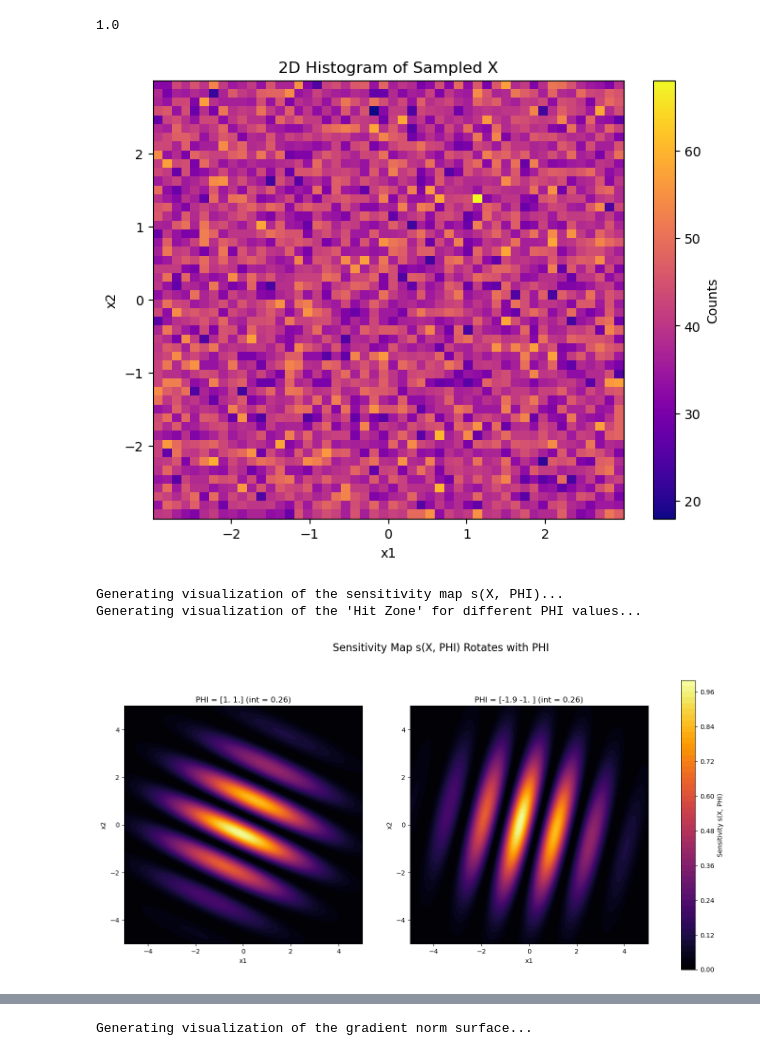
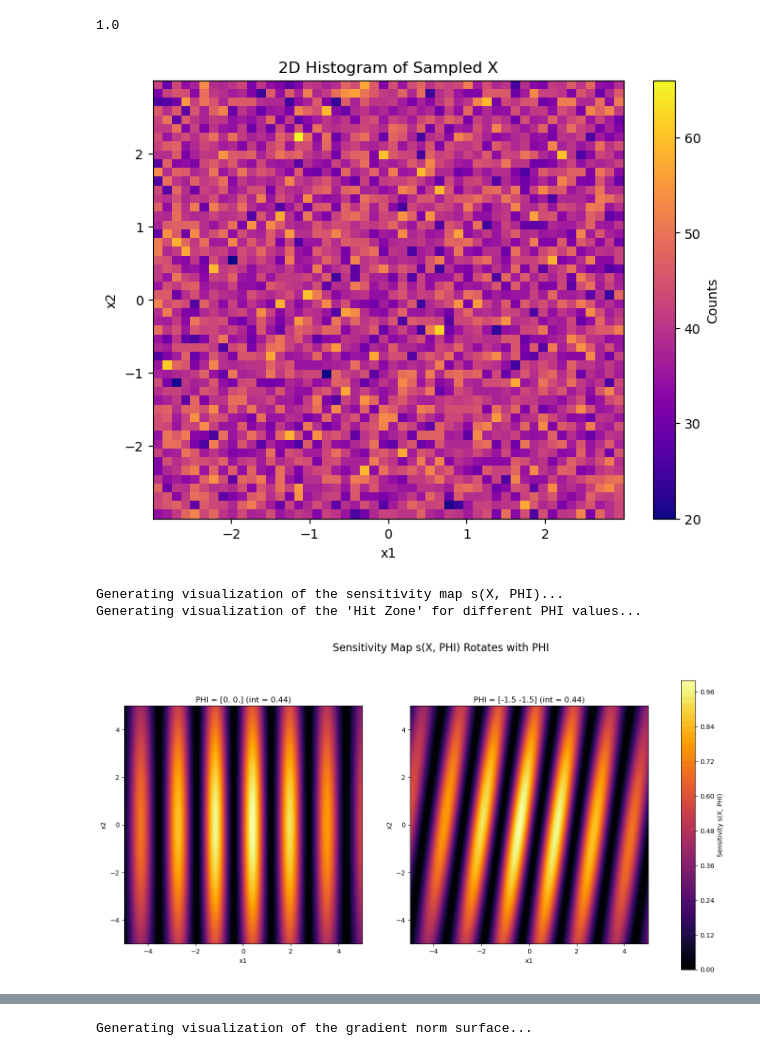
Before and after one commit to lfpc/BlackBoxOptimization, a Jupyter notebook: tests_notebooks/old/test_toy_problem.ipynb, the cells around one changed output, grey strips where cells are left out. Saved outputs shown, nothing was run; the diff lists cells and outputs as text; code cells hidden in the pictures.

```diff
--- a/tests_notebooks/old/test_toy_problem.ipynb
+++ b/tests_notebooks/old/test_toy_problem.ipynb
@@ -12,8 +16,9 @@ from problems import ThreeHump_stochastic_hits, Rosenbrock_stochastic_hits, Heli
 # %%
-problem = Rosenbrock_stochastic_hits()
+det_problem = RosenbrockProblem()
+problem = Rosenbrock_stochastic_hits(dim=2,n_samples=100_000)
 
-phi_optimal = torch.tensor([1.0, 1.0])
-phi_bad = torch.tensor([-1.9, -1.0])
+phi_optimal = torch.tensor([0.0, 0.0])
+phi_bad = torch.tensor([-1.5, -1.5])
 
 y_optimal = problem.loss(phi_optimal).item()
 y_bad = problem.loss(phi_bad).item()
@@ -23,7 +28,7 @@ problem.normalize_factor
 1.0
 # %%
 # Sample X using the problem's sample_x method
-X_sample = problem.sample_x()
+X_sample = problem.sample_x()[0]
 
 # Plot a 2D histogram of the sampled X values
 plt.figure(figsize=(8, 6))
@@ -34,7 +39,7 @@ plt.title('2D Histogram of Sampled X')
 plt.colorbar(label='Counts')
 plt.show()
 # %% [output]
-[figure, old version]
+[figure, new version]
 # %%
 x_bounds = (-5, 5)
 xx1 = torch.linspace(*x_bounds, 200)
@@ -48,30 +53,30 @@ pp1, pp2 = torch.meshgrid(pp1, pp2, indexing='ij')
 # %%
 print("Generating visualization of the sensitivity map s(X, PHI)...")
 fig_s, (ax1, ax2) = plt.subplots(1, 2, figsize=(18, 8))
 fig_s.suptitle("Sensitivity Map s(X, PHI) Rotates with PHI", fontsize=16)
 
 # Plot for a non-rotated PHI
-s_surface_opt = problem.sensitivity(phi_optimal.view(1,-1), X_vis).reshape(200, 200)
+s_surface_opt = problem.sensitivity(phi_optimal.view(1,-1), X_vis.unsqueeze(0)).reshape(200, 200)
 contour1 = ax1.contourf(xx1.numpy(), xx2.numpy(), s_surface_opt.numpy(), cmap='inferno', levels=50)
 ax1.set_title(f'PHI = {np.round(phi_optimal.numpy(), 2)} (int = {problem._integrate_sensitivity(phi_optimal.view(1,-1)).item():.2f})')
 ax1.set_xlabel('x1'); ax1.set_ylabel('x2'); ax1.set_aspect('equal')
 
 # Plot for a rotated PHI
 s_surface_rot = problem.sensitivity(phi_bad.view(1,-1), X_vis).reshape(200, 200)
 ax2.contourf(xx1.numpy(), xx2.numpy(), s_surface_rot.numpy(), cmap='inferno', levels=50)
 ax2.set_title(f'PHI = {np.round(phi_bad.numpy(), 2)} (int = {problem._integrate_sensitivity(phi_bad.view(1,-1)).item():.2f})')
 ax2.set_xlabel('x1'); ax2.set_ylabel('x2'); ax2.set_aspect('equal')
 fig_s.colorbar(contour1, ax=[ax1, ax2], label='Sensitivity s(X, PHI)')
 
 
 # 2. Visualize the Hit Zone for different PHI values
 print("Generating visualization of the 'Hit Zone' for different PHI values...")
 
 plt.show()
 # %% [output]
 Generating visualization of the sensitivity map s(X, PHI)...
 Generating visualization of the 'Hit Zone' for different PHI values...
-[figure, old version]
+[figure, new version]
 # %%
 fig_hz, (ax1, ax2) = plt.subplots(1, 2, figsize=(18, 8))
 fig_hz.suptitle("Hit Probability P(hit|X, PHI) = s(X, PHI) * loss(PHI)", fontsize=16)
```
Also changed, not shown: parts of 12 cells of this notebook, 9 other files.
